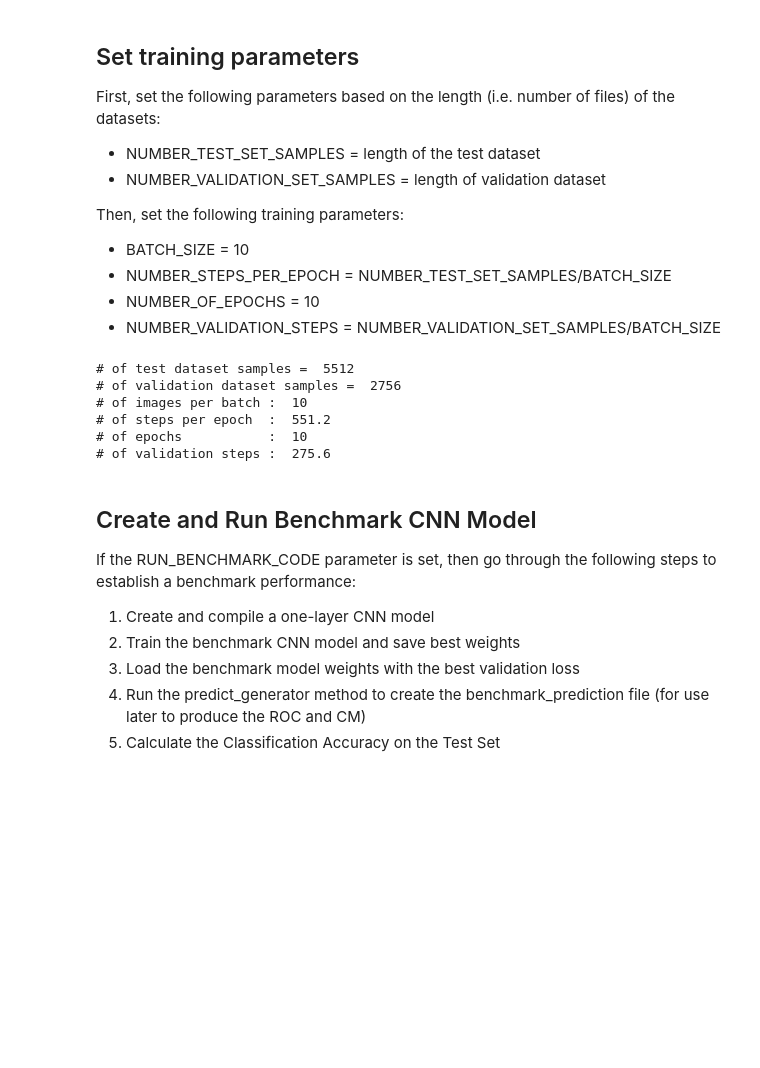
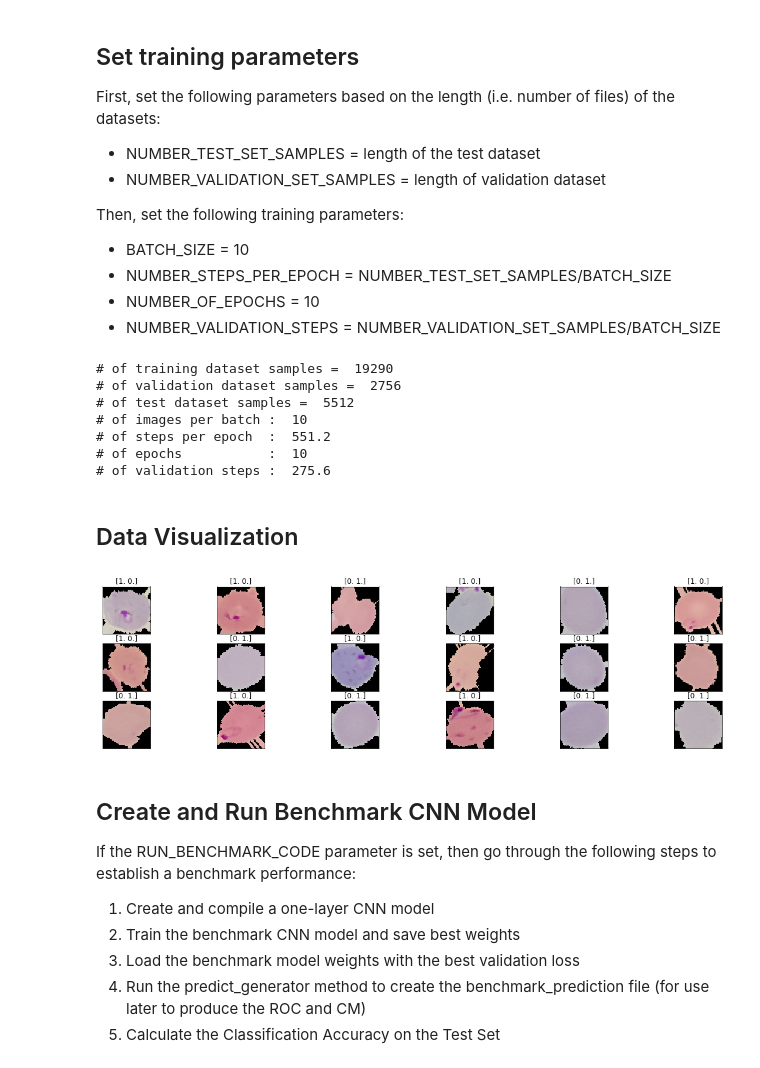
Before and after one commit to davidsprice/Malaria-Detector-CNN, a Jupyter notebook: malaria_detector_cnn.ipynb, the cells around one changed output. Drawn from its saved outputs; the diff is of its cells as text; code cells hidden in the pictures; blank space fills up the shorter version.

```diff
--- a/malaria_detector_cnn.ipynb
+++ b/malaria_detector_cnn.ipynb
@@ -198,15 +199,19 @@ Then, set the following training parameters:
 * NUMBER_OF_EPOCHS = 10
 * NUMBER_VALIDATION_STEPS = NUMBER_VALIDATION_SET_SAMPLES/BATCH_SIZE
 # %%
-#Establish length of test and validation datasets
+#Establish length of train, validation, and test datasets
+
+train_filenames = training_set.filenames
+NUMBER_TRAIN_SET_SAMPLES = len(train_filenames)
+print("# of training dataset samples = ",NUMBER_TRAIN_SET_SAMPLES)
+
+valid_filenames = validation_set.filenames
+NUMBER_VALIDATION_SET_SAMPLES = len(valid_filenames)
+print("# of validation dataset samples = ",NUMBER_VALIDATION_SET_SAMPLES)
 
 test_filenames = test_set.filenames
 NUMBER_TEST_SET_SAMPLES = len(test_filenames)
 print("# of test dataset samples = ",NUMBER_TEST_SET_SAMPLES)
-
-valid_filenames = validation_set.filenames
-NUMBER_VALIDATION_SET_SAMPLES = len(valid_filenames)
-print("# of validation dataset samples = ",NUMBER_VALIDATION_SET_SAMPLES)
 
 #Set Training Parameters
 BATCH_SIZE = 10
@@ -220,12 +225,31 @@ print("# of steps per epoch  : ", NUMBER_STEPS_PER_EPOCH)
 print("# of epochs           : ", NUMBER_OF_EPOCHS)
 print("# of validation steps : ", NUMBER_VALIDATION_STEPS)
 # %% [output]
+# of training dataset samples =  19290
+# of validation dataset samples =  2756
 # of test dataset samples =  5512
-# of validation dataset samples =  2756
 # of images per batch :  10
 # of steps per epoch  :  551.2
 # of epochs           :  10
 # of validation steps :  275.6
+# %% [markdown]
+## Data Visualization
+# %%
+#Plot the first 18 training images, including class or label where:
+#  [1,0] = parasitized
+#  [0,1] = uninfected
+
+fig = plt.figure(figsize=(20,5))
+for i in range(18):
+    x,y = training_set.next()
+    for j in range(0,1):
+        image = x[j]
+        ax = fig.add_subplot(3, 6, i + 1, xticks=[], yticks=[])
+        ax.imshow(np.squeeze(x[j]))
+        ax.set_title(str(y[j]))
+plt.show()
+# %% [output]
+[figure, added]
 # %% [markdown]
 ## Create and Run Benchmark CNN Model
 
```
Also changed, not shown: parts of 13 cells of this notebook, 1 other file.
